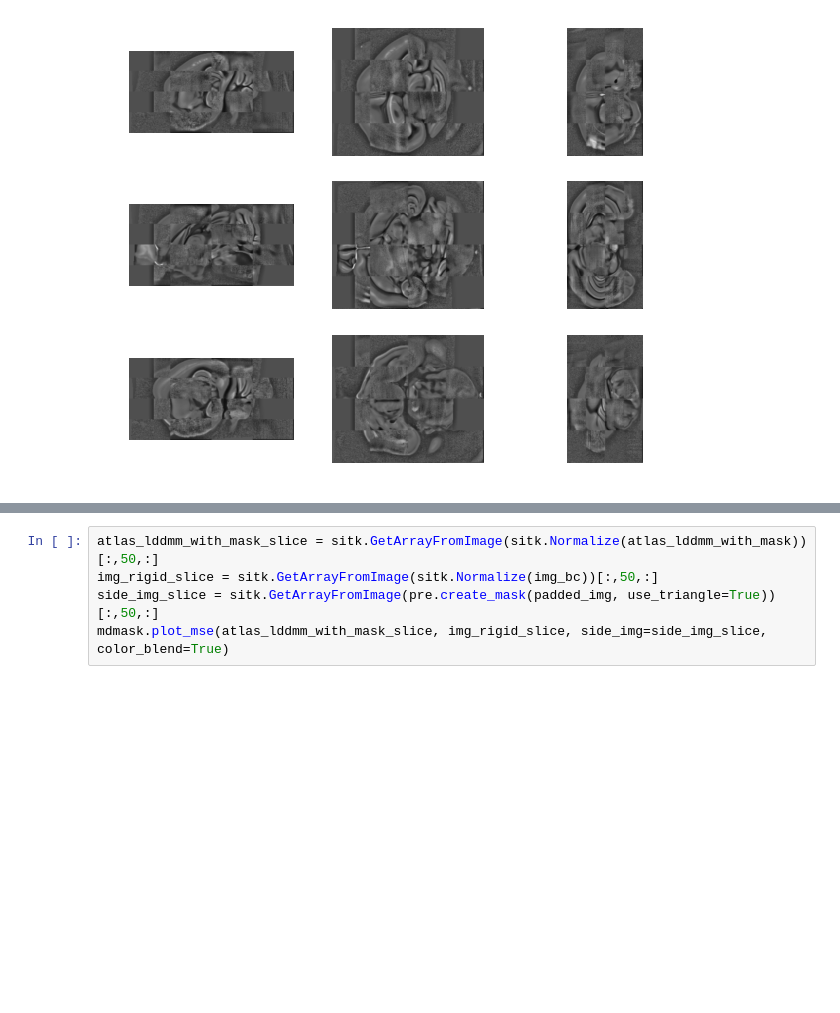
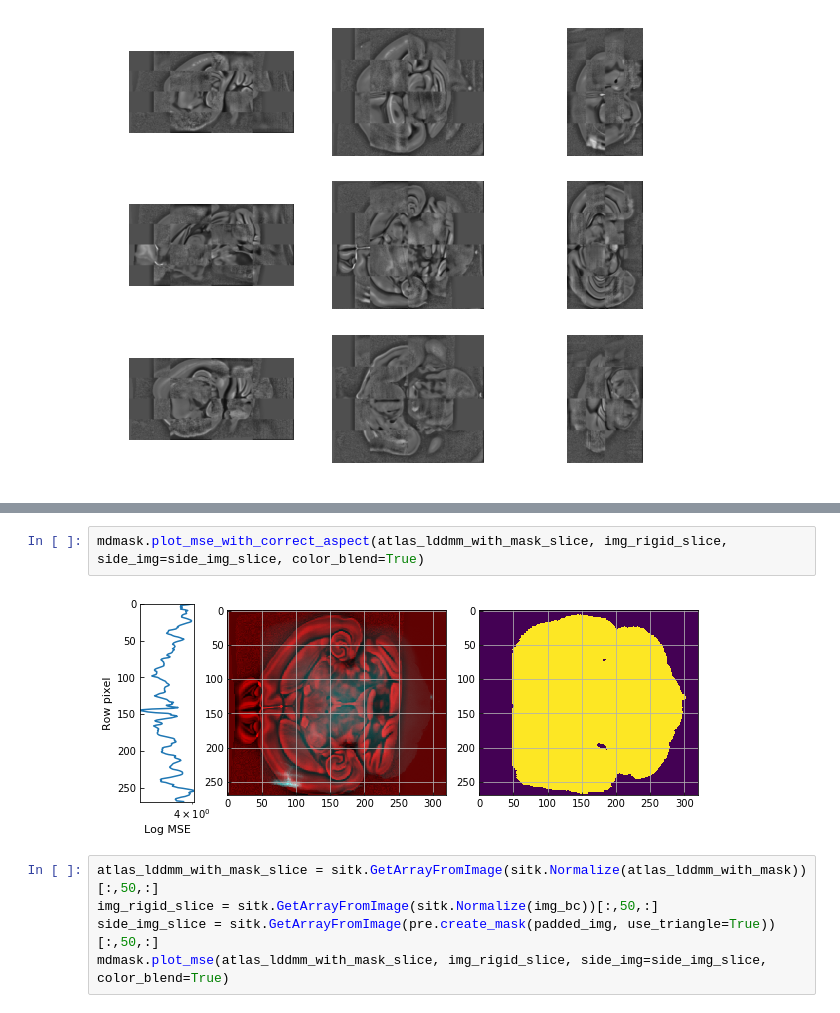
Before and after one commit to neurodata-cobalt/cobalt, a Jupyter notebook: src/jupyter/jyim6/missing_data_demo.ipynb, the cells around one changed output, grey strips where cells are left out. Saved outputs shown, nothing was run; the diff lists cells and outputs as text; blank space fills up the shorter version.

```diff
--- a/src/jupyter/jyim6/missing_data_demo.ipynb
+++ b/src/jupyter/jyim6/missing_data_demo.ipynb
@@ -189,3 +190,7 @@ mdmask.plot_mse(atlas_lddmm_with_mask_slice, img_rigid_slice, side_img=side_img_
+# %%
+mdmask.plot_mse_with_correct_aspect(atlas_lddmm_with_mask_slice, img_rigid_slice, side_img=side_img_slice, color_blend=True)
+# %% [output]
+[figure, added]
 # %%
 atlas_lddmm_with_mask_slice = sitk.GetArrayFromImage(sitk.Normalize(atlas_lddmm_with_mask))[:,50,:]
 img_rigid_slice = sitk.GetArrayFromImage(sitk.Normalize(img_bc))[:,50,:]
```
Also changed, not shown: parts of 5 cells of this notebook, 4 other files.
